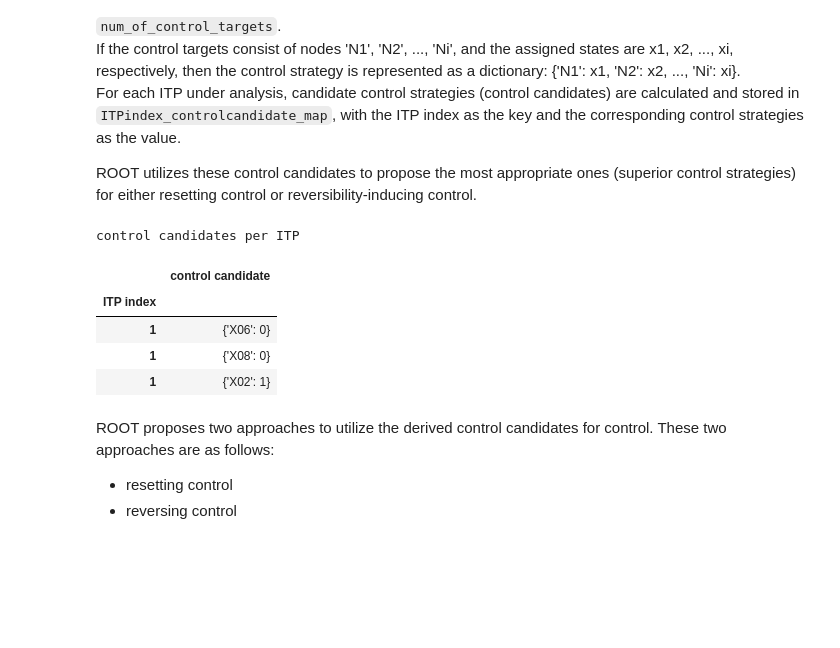
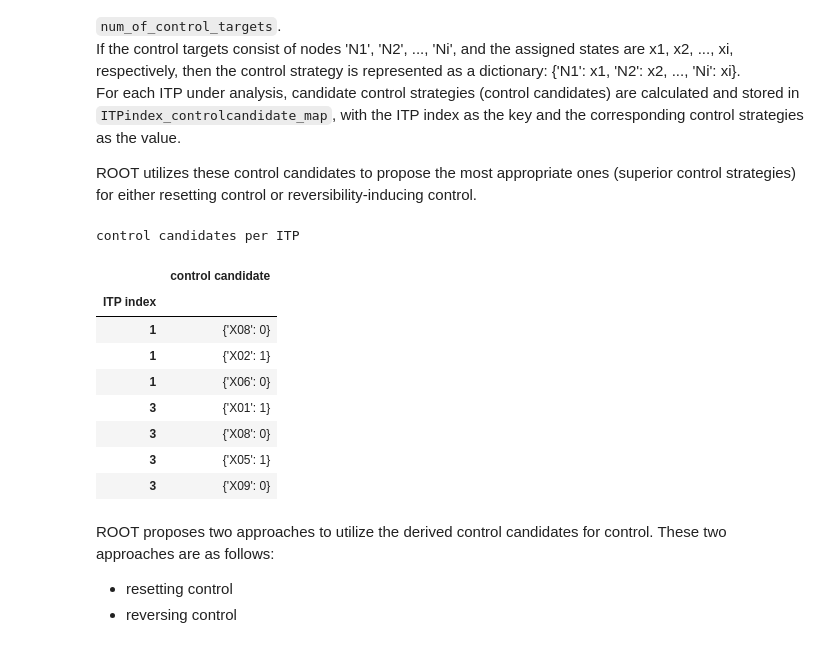
Before and after one commit to yena2bell/ROOT, a Jupyter notebook: ROOT template/ROOT template.ipynb, the cells around one changed output. Cells and saved outputs as stored; diff of their text form; code cells hidden in the pictures; blank space fills up the shorter version.

Commit message:
in 'ITP_module', functions related to control strategies are modified. jupyter files are modified.

```diff
--- a/ROOT template/ROOT template.ipynb
+++ b/ROOT template/ROOT template.ipynb
@@ -229,6 +229,7 @@ This command will display the constituent states of the attractor corresponding
 
 ITP_indices_to_analyze = [] # <- append the ITP indices matching the OIPC here.
 ITP_indices_to_analyze.append(1)
+ITP_indices_to_analyze.append(3)
 # %% [markdown]
 ## Analysis of selected ITPs
 For each selected ITP, the irreversibility kernel is analyzed. The irreversibility kernel consists of irreversibility motifs—formed by positive feedback loops—and their corresponding coherency conditions, which stabilize each motif at the final attractor of the ITP.
@@ -399,35 +396,39 @@ num_of_control_targets = 1
 # %%
 import pandas as pd
 
 ITPindex_controlcandidate_map = {}
 ITP_indices = []
 control_candidates_for_each_ITP_index = []
 
 for ITP_index in ITP_indices_to_analyze:
     ITP_object = ITP_index_map[ITP_index]
-    control_candidates_for_the_ITP = ITP_object.get_control_strategiess_having_n_control_targets(num_of_control_targets)
+    control_candidates_for_the_ITP = ITP_object.get_control_candidates_having_n_control_targets(num_of_control_targets)
     ITPindex_controlcandidate_map[ITP_index] = control_candidates_for_the_ITP
     for control_candidate_for_the_ITP in control_candidates_for_the_ITP:
         ITP_indices.append(ITP_index)
         control_candidates_for_each_ITP_index.append(control_candidate_for_the_ITP)
 
 df_control_candidates = pd.DataFrame({"control candidate":control_candidates_for_each_ITP_index},
                                       index=ITP_indices)
 df_control_candidates.index.name = 'ITP index'
 
 print("control candidates per ITP")
 pd.set_option('display.max_rows', None)
 pd.set_option('display.max_columns', None)
 display(df_control_candidates)
 pd.reset_option('display.max_rows')
 pd.reset_option('display.max_columns')
 # %% [output]
 control candidates per ITP
 |  | control candidate |
 | ITP index |  |
-| 1 | {'X06': 0} |
 | 1 | {'X08': 0} |
 | 1 | {'X02': 1} |
+| 1 | {'X06': 0} |
+| 3 | {'X01': 1} |
+| 3 | {'X08': 0} |
+| 3 | {'X05': 1} |
+| 3 | {'X09': 0} |
 # %% [markdown]
 ROOT proposes two approaches to utilize the derived control candidates for control. These two approaches are as follows:
 - resetting control
```
Also changed, not shown: parts of 9 cells of this notebook, 7 other files.
